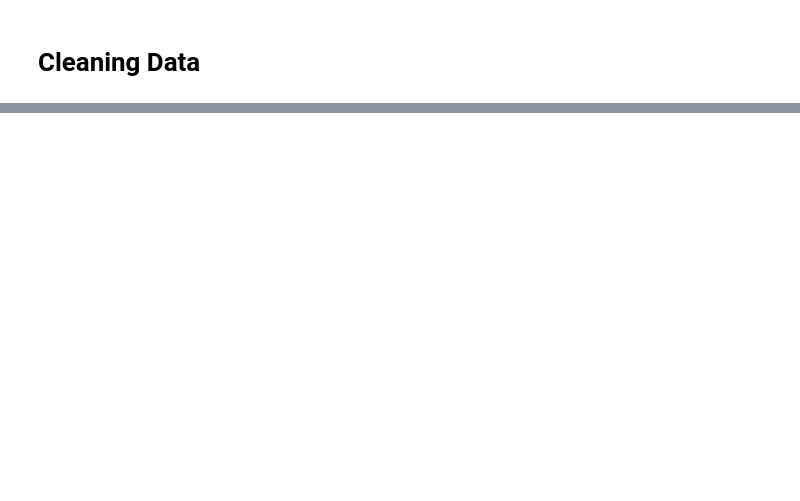
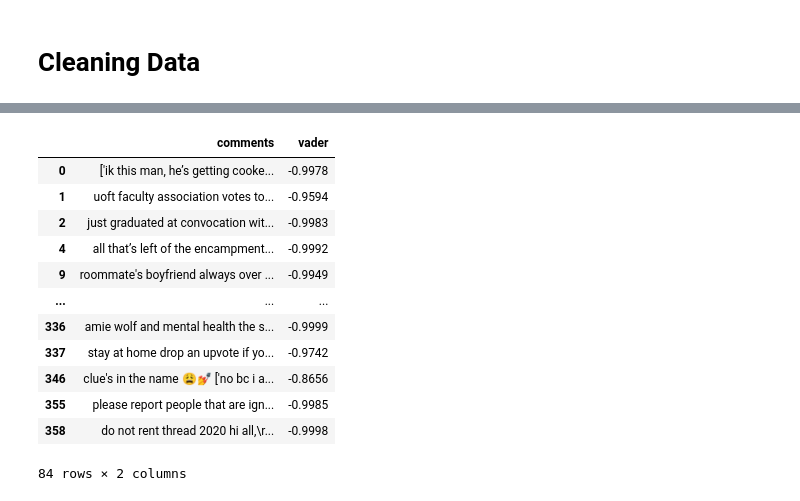
Before and after one commit to grace-ylin/uni-sentiment-analysis, a Jupyter notebook: data-collection/flairs.ipynb, the cells around one changed output, grey strips where cells are left out. Cells and saved outputs as stored; diff of their text form; code cells hidden in the pictures; blank space fills up the shorter version.

```diff
--- a/data-collection/flairs.ipynb
+++ b/data-collection/flairs.ipynb
@@ -231,0 +249,43 @@ display_topics(model, tf_feature_names, no_top_words)
+# %%
+from nltk.sentiment import SentimentIntensityAnalyzer
+
+def evalsentences(sentences, to_df = False, columns = []):
+    sid = SentimentIntensityAnalyzer()
+    pdlist = []
+
+    if to_df:
+        for sentence in sentences:
+            ss = sid.polarity_scores(sentence)
+            pdlist.append([sentence] + [ss['compound']])
+        df = pd.DataFrame(pdlist)
+        df.columns = columns
+        return df
+
+    else:
+        for sentrence in sentences:
+            print('\n' + sentence)
+            ss = sid.polarity_scores(sentence)
+            for k in sorted(ss):
+                print('{0}: {1}, '.format(k, ss[k], end = ''))
+            print()
+# %%
+comments = df['combined_text']
+vader_df = evalsentences(comments, to_df = True, columns = ['comments', 'vader'])
+# %%
+# See what comments are rated negative from VADER
+pd.set_option('display.max_colwidth', 1000)
+vader_df[vader_df['vader'] < 0]
+# %% [output]
+|  | comments | vader |
+| 0 | ['ik this man, he’s getting cooke... | -0.9978 |
+| 1 | uoft faculty association votes to... | -0.9594 |
+| 2 | just graduated at convocation wit... | -0.9983 |
+| 4 | all that’s left of the encampment... | -0.9992 |
+| 9 | roommate's boyfriend always over ... | -0.9949 |
+| ... | ... | ... |
+| 336 | amie wolf and mental health the s... | -0.9999 |
+| 337 | stay at home drop an upvote if yo... | -0.9742 |
+| 346 | clue's in the name 😩💅 ['no bc i a... | -0.8656 |
+| 355 | please report people that are ign... | -0.9985 |
+| 358 | do not rent thread 2020 hi all,\r... | -0.9998 |
+84 rows × 2 columns
```
Also changed, not shown: parts of 19 cells of this notebook.
